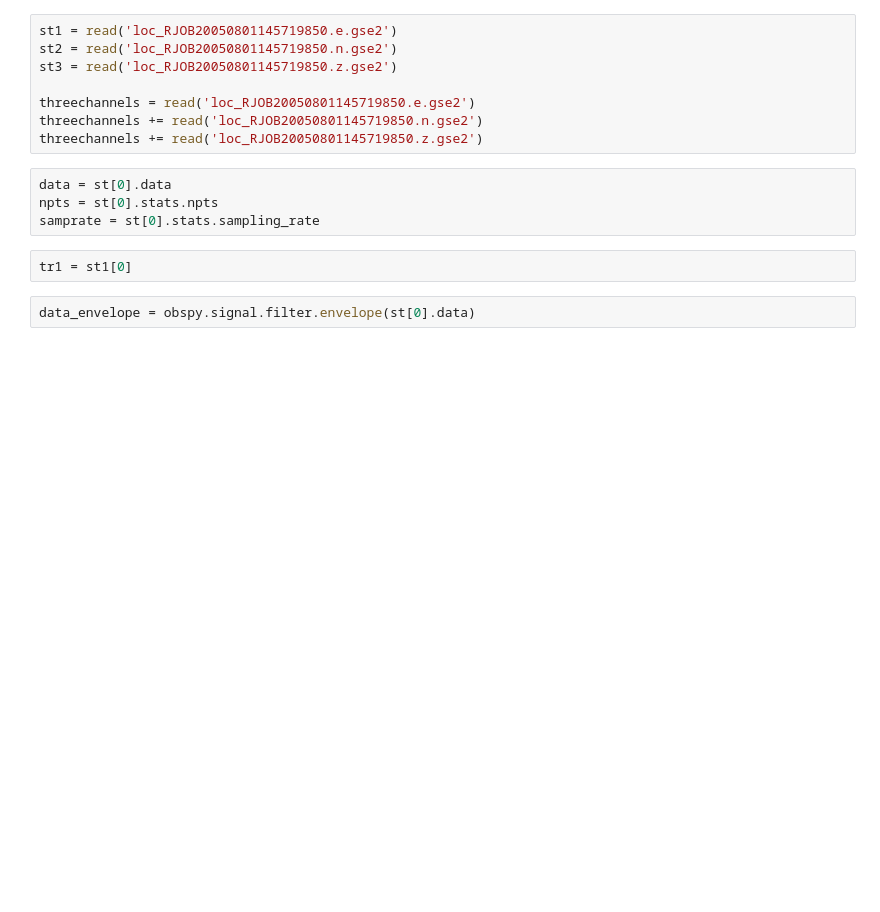
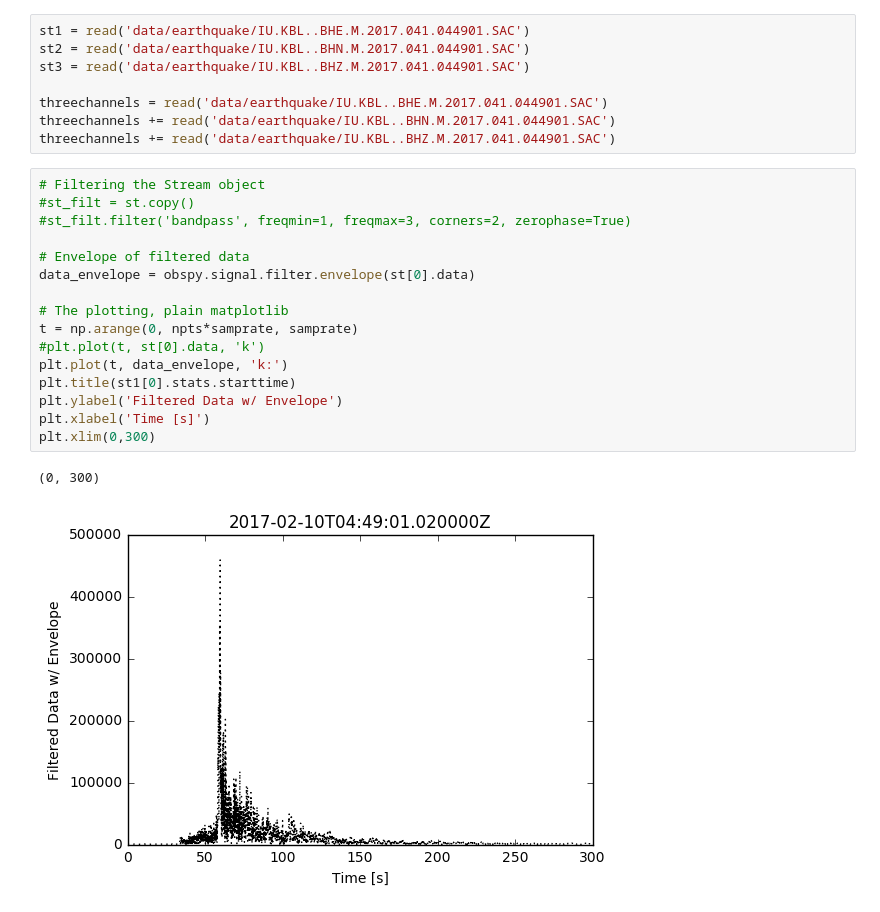
Before and after one commit to internnos/final-project, a Jupyter notebook: Envelope.ipynb, the cells around one changed output. Saved outputs shown, nothing was run; the diff lists cells and outputs as text; blank space fills up the shorter version.

```diff
--- a/Envelope.ipynb
+++ b/Envelope.ipynb
@@ -7,18 +8,29 @@ import matplotlib.pyplot as plt
 %matplotlib inline
-# %%
-st1 = read('loc_RJOB20050801145719850.e.gse2')
-st2 = read('loc_RJOB20050801145719850.n.gse2')
-st3 = read('loc_RJOB20050801145719850.z.gse2')
-
-threechannels = read('loc_RJOB20050801145719850.e.gse2')
-threechannels += read('loc_RJOB20050801145719850.n.gse2')
-threechannels += read('loc_RJOB20050801145719850.z.gse2')
-# %%
-data = st[0].data
-npts = st[0].stats.npts
-samprate = st[0].stats.sampling_rate
-# %%
-tr1 = st1[0]
-# %%
-data_envelope = obspy.signal.filter.envelope(st[0].data)
+# %%
+st1 = read('data/earthquake/IU.KBL..BHE.M.2017.041.044901.SAC')
+st2 = read('data/earthquake/IU.KBL..BHN.M.2017.041.044901.SAC')
+st3 = read('data/earthquake/IU.KBL..BHZ.M.2017.041.044901.SAC')
+
+threechannels = read('data/earthquake/IU.KBL..BHE.M.2017.041.044901.SAC')
+threechannels += read('data/earthquake/IU.KBL..BHN.M.2017.041.044901.SAC')
+threechannels += read('data/earthquake/IU.KBL..BHZ.M.2017.041.044901.SAC')
+# %%
+# Filtering the Stream object
+#st_filt = st.copy()
+#st_filt.filter('bandpass', freqmin=1, freqmax=3, corners=2, zerophase=True)
+
+# Envelope of filtered data
+data_envelope = obspy.signal.filter.envelope(st[0].data)
+
+# The plotting, plain matplotlib
+t = np.arange(0, npts*samprate, samprate)
+#plt.plot(t, st[0].data, 'k')
+plt.plot(t, data_envelope, 'k:')
+plt.title(st1[0].stats.starttime)
+plt.ylabel('Filtered Data w/ Envelope')
+plt.xlabel('Time [s]')
+plt.xlim(0,300)
+# %% [output]
+(0, 300)
+[figure, added]
 # %%
```
Also changed, not shown: parts of 3 cells of this notebook, 3 other files.
